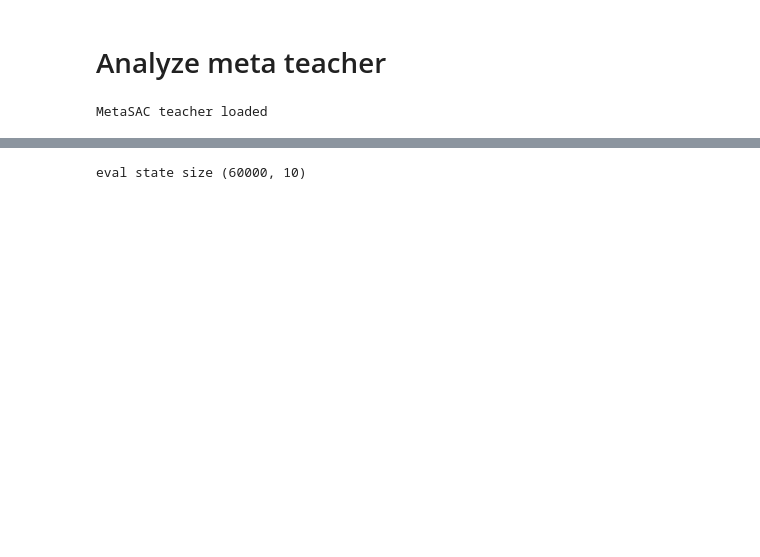
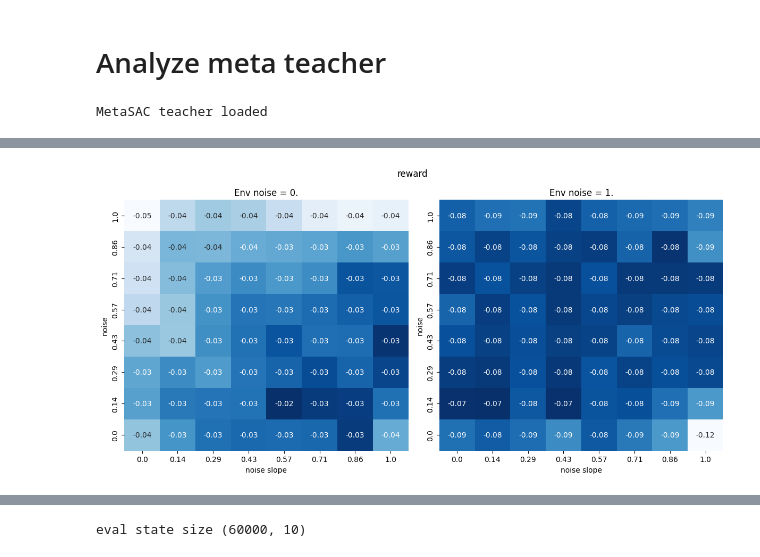
Before and after one commit to KilianFt/LIFT, a Jupyter notebook: notebooks/teacher_meta_analysis.ipynb, the cells around one changed output, grey strips where cells are left out. Drawn from its saved outputs; the diff is of its cells as text; code cells hidden in the pictures; blank space fills up the shorter version.

```diff
--- a/notebooks/teacher_meta_analysis.ipynb
+++ b/notebooks/teacher_meta_analysis.ipynb
@@ -249,0 +226,23 @@ plt.show()
+# %%
+def plot_heat_map(eval_stats, ax, xlabel, ylabel):
+    df = pd.DataFrame(
+        eval_stats,
+        index=[round(i, 2) for i in teacher_noises.tolist()],
+        columns=[round(i, 2) for i in teacher_noise_slopes.tolist()],
+    )
+    sns.heatmap(df, annot=True, cbar=False, fmt=".2f", cmap="Blues", ax=ax)
+    ax.invert_yaxis()
+    ax.set_xlabel(xlabel)
+    ax.set_ylabel(ylabel)
+# %%
+# plot reward
+fig, ax = plt.subplots(1, 2, figsize=(12, 6))
+plot_heat_map(eval_rwd_mean_1, ax[0], "noise slope", "noise")
+plot_heat_map(eval_rwd_mean_2, ax[1], "noise slope", "noise")
+ax[0].set_title("Env noise = 0.")
+ax[1].set_title("Env noise = 1.")
+plt.suptitle("reward")
+plt.tight_layout()
+plt.show()
+# %% [output]
+[figure, added]
```
Also changed, not shown: parts of 26 cells of this notebook.
